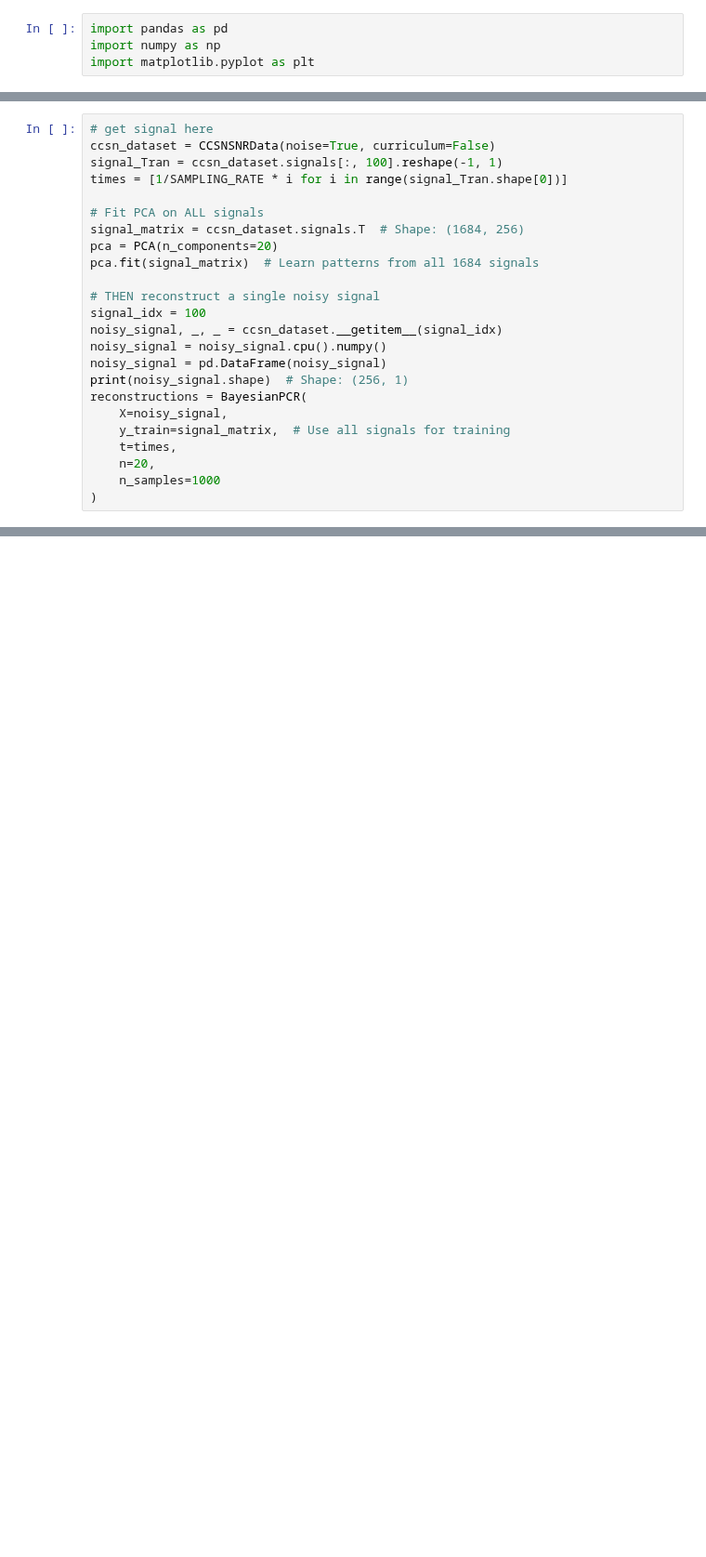
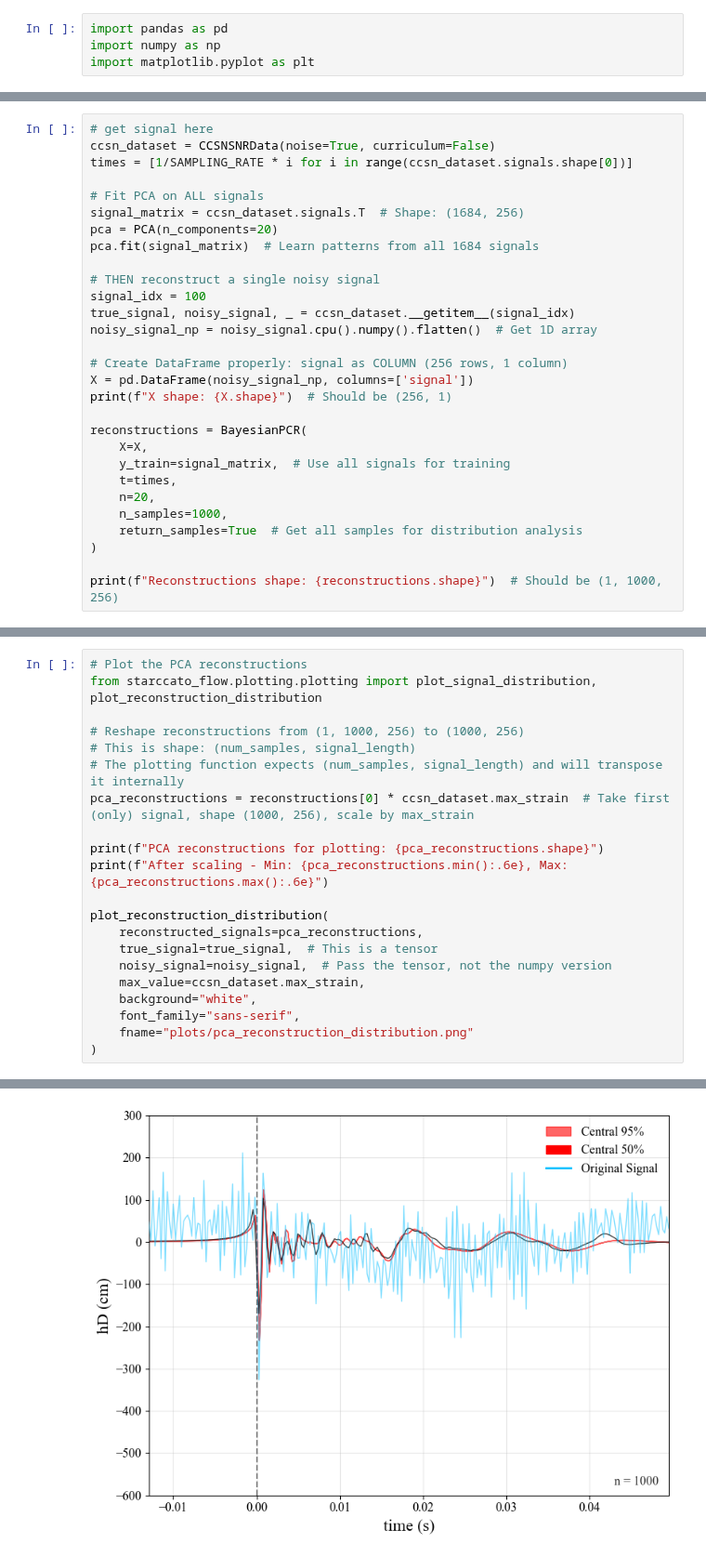
Before and after one commit to starccato/starccato-flow, a Jupyter notebook: pca_vae_comparison.ipynb, the cells around one changed output, grey strips where cells are left out. Shown at 93% size. Drawn from its saved outputs; the diff is of its cells as text; blank space fills up the shorter version.

Commit message:
get pca plotting working

```diff
--- a/pca_vae_comparison.ipynb
+++ b/pca_vae_comparison.ipynb
@@ -12,8 +12,7 @@ MPS device found
 # %%
 # get signal here
 ccsn_dataset = CCSNSNRData(noise=True, curriculum=False)
-signal_Tran = ccsn_dataset.signals[:, 100].reshape(-1, 1)
-times = [1/SAMPLING_RATE * i for i in range(signal_Tran.shape[0])]
+times = [1/SAMPLING_RATE * i for i in range(ccsn_dataset.signals.shape[0])]
 
 # Fit PCA on ALL signals
 signal_matrix = ccsn_dataset.signals.T  # Shape: (1684, 256)
@@ -22,15 +21,21 @@ pca.fit(signal_matrix)  # Learn patterns from all 1684 signals
 
 # THEN reconstruct a single noisy signal
 signal_idx = 100
-noisy_signal, _, _ = ccsn_dataset.__getitem__(signal_idx)
-noisy_signal = noisy_signal.cpu().numpy()
-noisy_signal = pd.DataFrame(noisy_signal)
-print(noisy_signal.shape)  # Shape: (256, 1)
+true_signal, noisy_signal, _ = ccsn_dataset.__getitem__(signal_idx)
+noisy_signal_np = noisy_signal.cpu().numpy().flatten()  # Get 1D array
+
+# Create DataFrame properly: signal as COLUMN (256 rows, 1 column)
+X = pd.DataFrame(noisy_signal_np, columns=['signal'])
+print(f"X shape: {X.shape}")  # Should be (256, 1)
+
 reconstructions = BayesianPCR(
-    X=noisy_signal,
+    X=X,
     y_train=signal_matrix,  # Use all signals for training
     t=times,
     n=20,
-    n_samples=1000
+    n_samples=1000,
+    return_samples=True  # Get all samples for distribution analysis
 )
+
+print(f"Reconstructions shape: {reconstructions.shape}")  # Should be (1, 1000, 256)
 # %% [output]
@@ -66,0 +71,22 @@ plt.show()
+# %%
+# Plot the PCA reconstructions
+from starccato_flow.plotting.plotting import plot_signal_distribution, plot_reconstruction_distribution
+
+# Reshape reconstructions from (1, 1000, 256) to (1000, 256)
+# This is shape: (num_samples, signal_length)
+# The plotting function expects (num_samples, signal_length) and will transpose it internally
+pca_reconstructions = reconstructions[0] * ccsn_dataset.max_strain  # Take first (only) signal, shape (1000, 256), scale by max_strain
+
+print(f"PCA reconstructions for plotting: {pca_reconstructions.shape}")
+print(f"After scaling - Min: {pca_reconstructions.min():.6e}, Max: {pca_reconstructions.max():.6e}")
+
+plot_reconstruction_distribution(
+    reconstructed_signals=pca_reconstructions,
+    true_signal=true_signal,  # This is a tensor
+    noisy_signal=noisy_signal,  # Pass the tensor, not the numpy version
+    max_value=ccsn_dataset.max_strain,
+    background="white",
+    font_family="sans-serif",
+    fname="plots/pca_reconstruction_distribution.png"
+)
+# %% [output]
@@ -66,0 +95 @@ plt.show()
+[figure, added]
```
Also changed, not shown: parts of 5 cells of this notebook, 8 other files.
